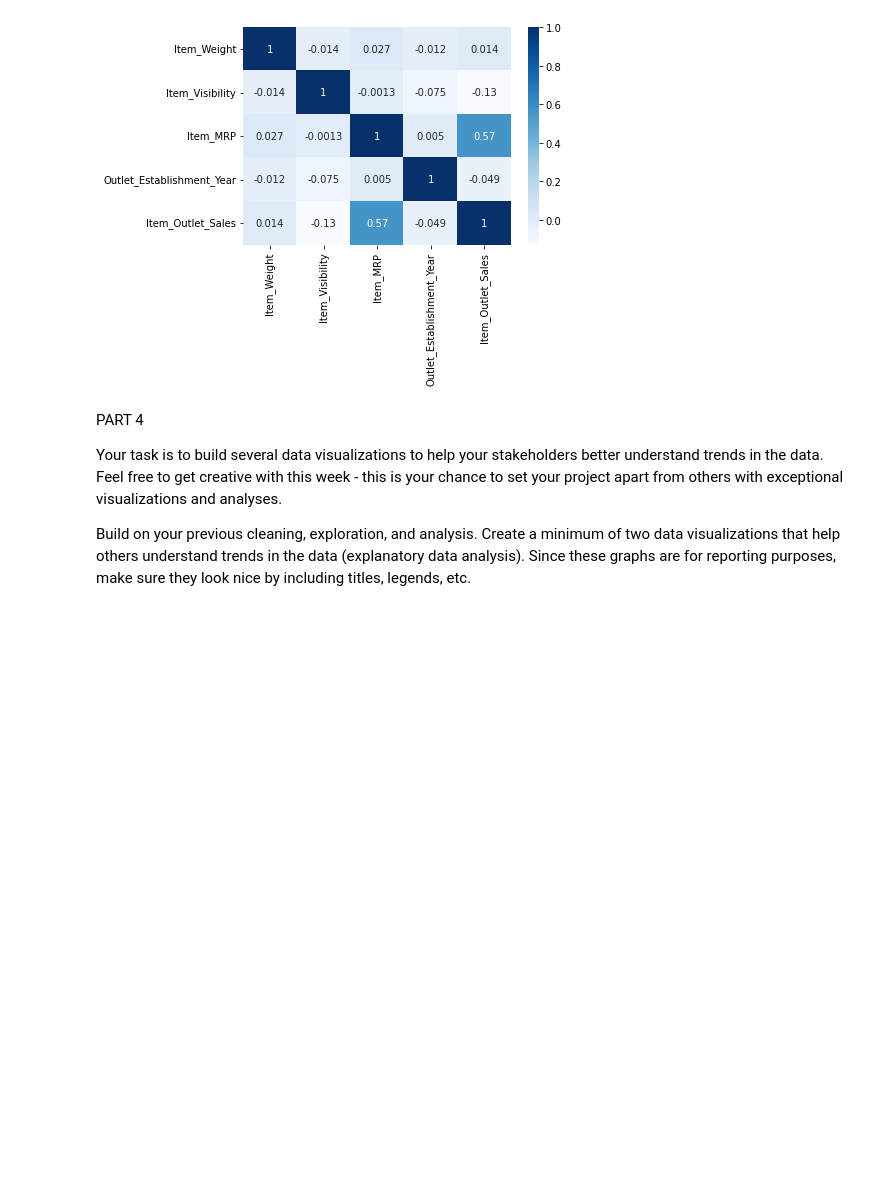
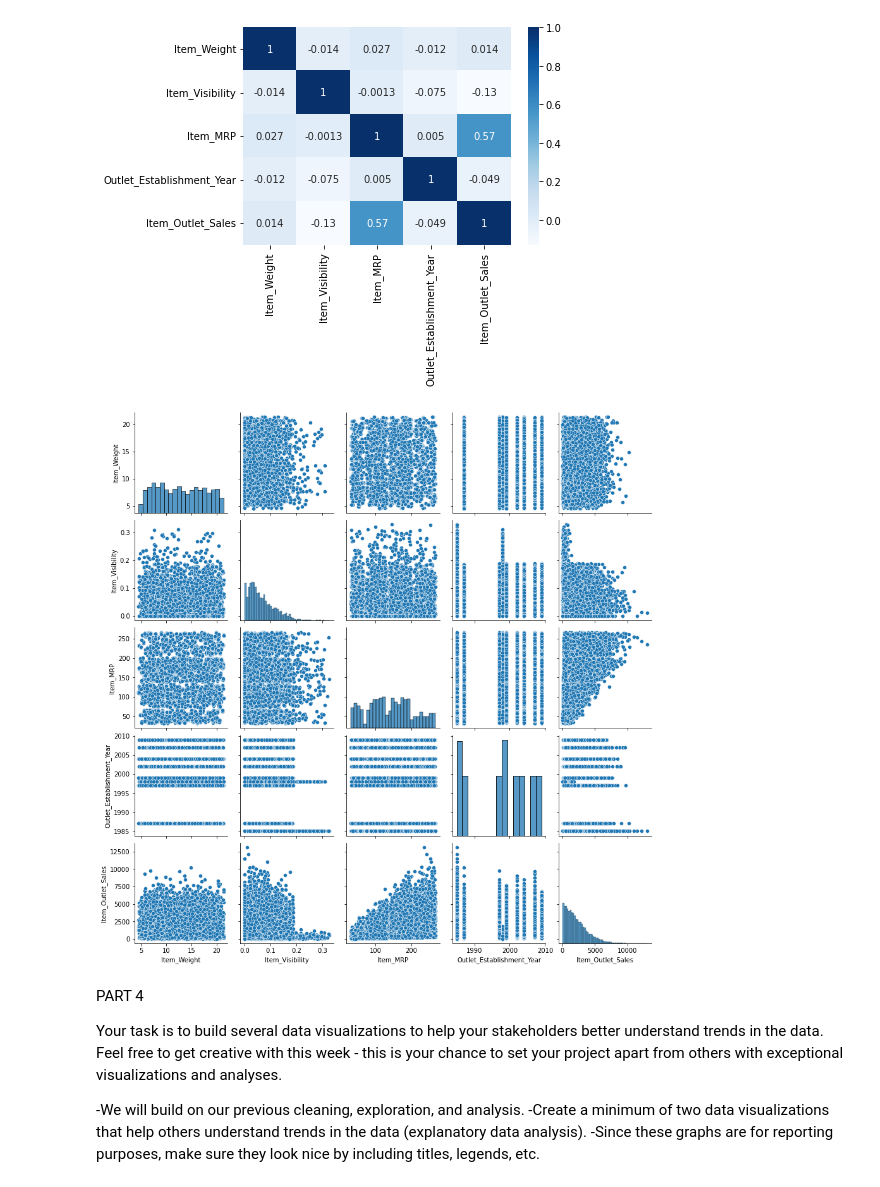
Before and after one commit to Juribe7980/Project-1---Part-1, a Jupyter notebook: Project_1_Part_2.ipynb, the cells around one changed output. Cells and saved outputs as stored; diff of their text form; code cells hidden in the pictures; blank space fills up the shorter version.

```diff
--- a/Project_1_Part_2.ipynb
+++ b/Project_1_Part_2.ipynb
@@ -414,11 +420,15 @@ Name: Item_Type, dtype: int64
 sns.heatmap(df.corr(),annot=True,cmap='Blues');
 # %% [output]
 [figure]
+# %%
+sns.pairplot(df);
+# %% [output]
+[figure, added]
 # %% [markdown]
 PART 4
 
 Your task is to build several data visualizations to help your stakeholders better understand trends in the data. Feel free to get creative with this week - this is your chance to set your project apart from others with exceptional visualizations and analyses.
 
-Build on your previous cleaning, exploration, and analysis.
-Create a minimum of two data visualizations that help others understand trends in the data (explanatory data analysis).
-Since these graphs are for reporting purposes, make sure they look nice by including titles, legends, etc.
+-We will build on our previous cleaning, exploration, and analysis.
+-Create a minimum of two data visualizations that help others understand trends in the data (explanatory data analysis).
+-Since these graphs are for reporting purposes, make sure they look nice by including titles, legends, etc.
```
Also changed, not shown: parts of 12 cells of this notebook.
